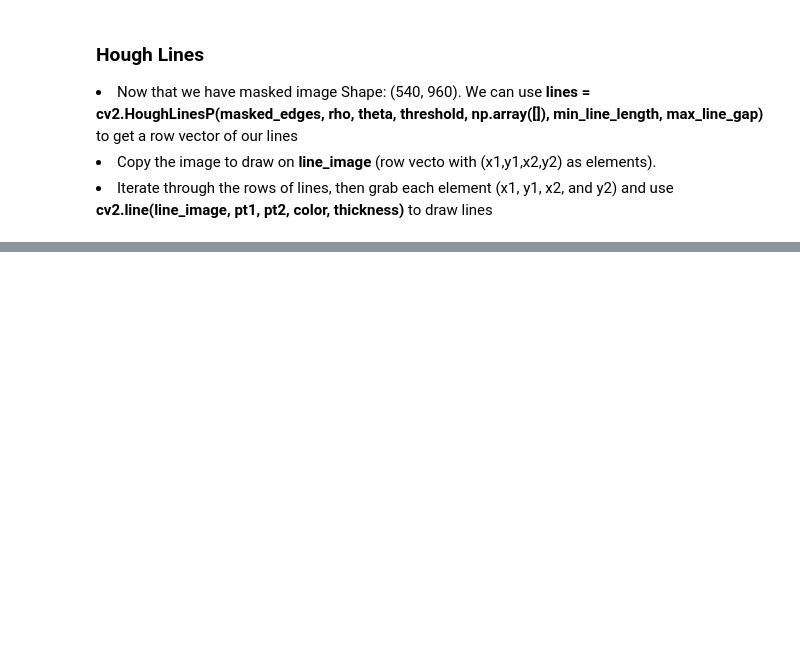
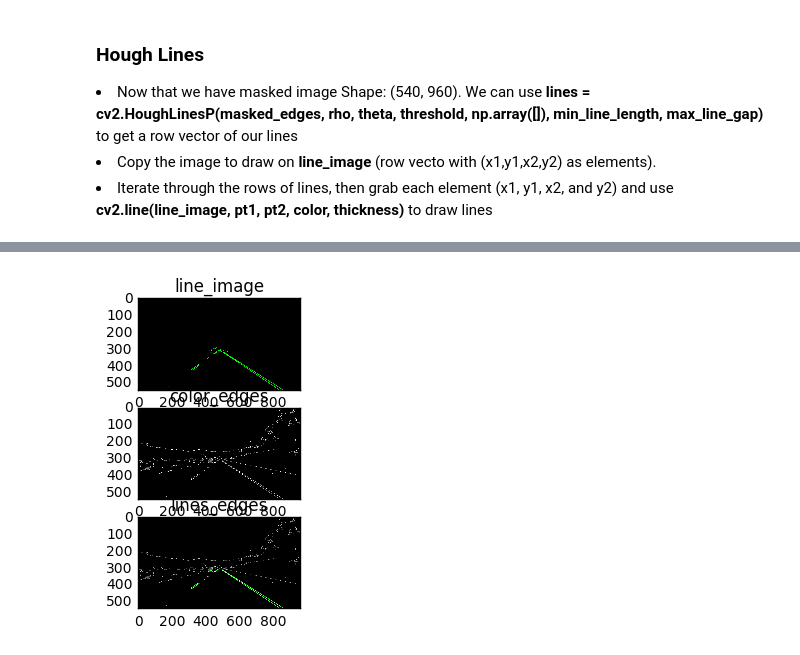
Before and after one commit to JonathanCMitchell/Self-Driving-Car-ND, a Jupyter notebook: Project 1-Lane Detection.ipynb, the cells around one changed output, grey strips where cells are left out. Saved outputs shown, nothing was run; the diff lists cells and outputs as text; code cells hidden in the pictures; blank space fills up the shorter version.

```diff
--- a/Project 1-Lane Detection.ipynb
+++ b/Project 1-Lane Detection.ipynb
@@ -145,3 +165,38 @@ line image shape:  (540, 960, 3)
+# %%
+# WeightedImage(color_edges,
+def weighted_img(img, initial_img, α=0.8, β=1., λ=0.):
+    return cv2.addWeighted(initial_img, α, img, β, λ)
+
+# Img is the output of hough lines ==> lines_image
+# initial_image is the color_edges, which is the initial edges image with a 3rd dimension for color
+# Edges shape: (540, 960)
+color_edges = np.dstack((edges, edges, edges))
+
+# This gives me RGB access in the third dimension
+# color_edges.shape = (540, 960, 3)
+
+# Note: I used masked_image to get my line_image so I don't need mask_image anymore
+# Subplot of edges and color_edges goes here
+
+# Here we overlap line_image and color_edges
+lines_edges = weighted_img(line_image, color_edges)
+
+# PLOT
+fig = plt.figure()
+d = fig.add_subplot(3,1,1)
+line_edgeplot = plt.imshow(line_image)
+d.set_title('line_image')
+
+d = fig.add_subplot(3,1,2)
+line_edgeplot = plt.imshow(color_edges)
+d.set_title('color_edges')
+
+d = fig.add_subplot(3,1,3)
+line_edgeplot = plt.imshow(lines_edges)
+d.set_title('lines_edges')
+plt.show()
+# %% [output]
+[figure, added]
 # %%
 import math
 
```
Also changed, not shown: parts of 3 cells of this notebook, 1 other file.
